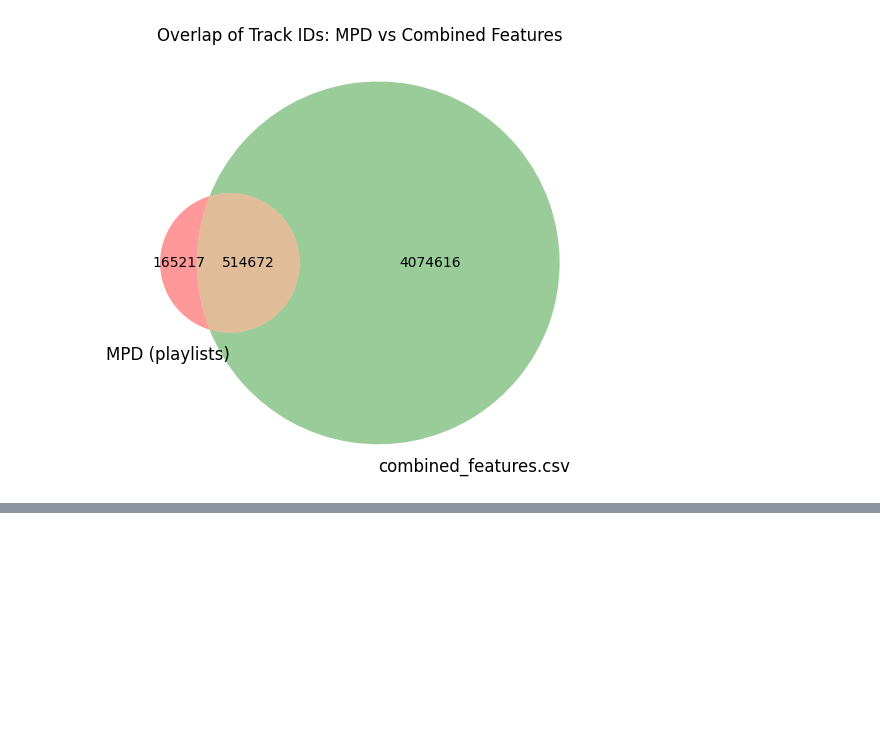
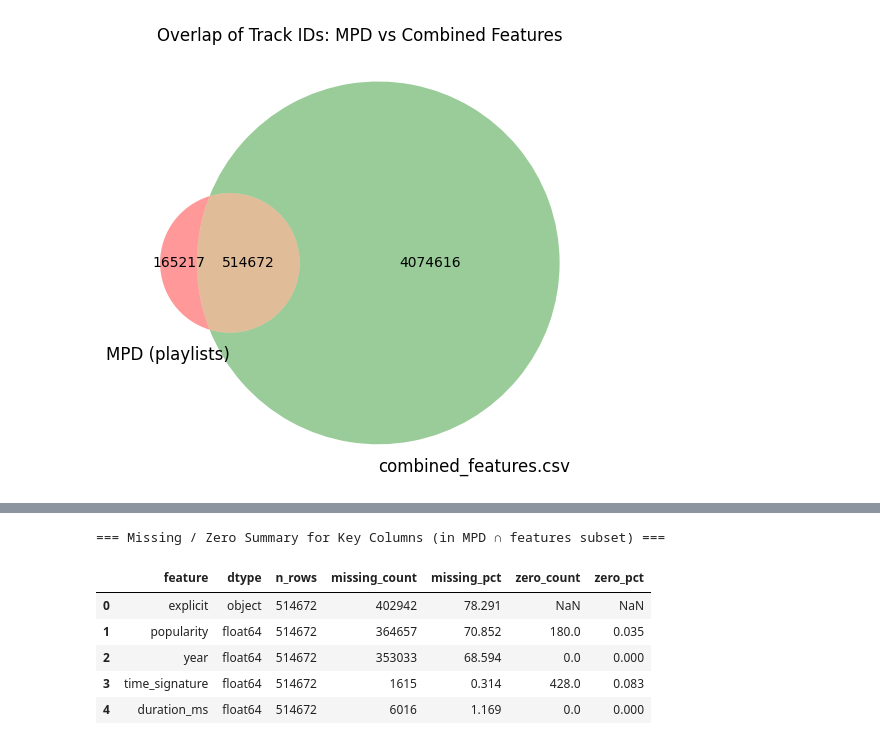
Before and after one commit to KieranSatheesan/Music_Recommender, a Jupyter notebook: notebooks/04_overlap.ipynb, the cells around one changed output, grey strips where cells are left out. Drawn from its saved outputs; the diff is of its cells as text; code cells hidden in the pictures; blank space fills up the shorter version.

```diff
--- a/notebooks/overlap.ipynb
+++ b/notebooks/04_overlap.ipynb
@@ -206,0 +238,42 @@ Sample of overlapping tracks from combined_features:
+# %%
+cols_of_interest = ["explicit", "popularity", "year", "time_signature", "duration_ms"]
+
+missing_summary_rows = []
+n_rows = len(merged_df)
+
+for col in cols_of_interest:
+    if col not in merged_df.columns:
+        continue
+
+    missing_count = merged_df[col].isna().sum()
+    missing_pct = missing_count / n_rows * 100
+
+    # For numeric cols, we can also count zeros
+    if pd.api.types.is_numeric_dtype(merged_df[col]):
+        zero_count = (merged_df[col] == 0).sum()
+        zero_pct = zero_count / n_rows * 100
+    else:
+        zero_count = np.nan
+        zero_pct = np.nan
+
+    missing_summary_rows.append({
+        "feature": col,
+        "dtype": str(merged_df[col].dtype),
+        "n_rows": n_rows,
+        "missing_count": missing_count,
+        "missing_pct": round(missing_pct, 3),
+        "zero_count": zero_count,
+        "zero_pct": round(zero_pct, 3) if pd.notna(zero_pct) else np.nan,
+    })
+
+missing_overlap_df = pd.DataFrame(missing_summary_rows)
+print("=== Missing / Zero Summary for Key Columns (in MPD ∩ features subset) ===")
+missing_overlap_df
+# %% [output]
+=== Missing / Zero Summary for Key Columns (in MPD ∩ features subset) ===
+|  | feature | dtype | n_rows | missing_count | missing_pct | zero_count | zero_pct |
+| 0 | explicit | object | 514672 | 402942 | 78.291 | NaN | NaN |
+| 1 | popularity | float64 | 514672 | 364657 | 70.852 | 180.0 | 0.035 |
+| 2 | year | float64 | 514672 | 353033 | 68.594 | 0.0 | 0.000 |
+| 3 | time_signature | float64 | 514672 | 1615 | 0.314 | 428.0 | 0.083 |
+| 4 | duration_ms | float64 | 514672 | 6016 | 1.169 | 0.0 | 0.000 |
```
Also changed, not shown: parts of 4 cells of this notebook, 8 other files.
